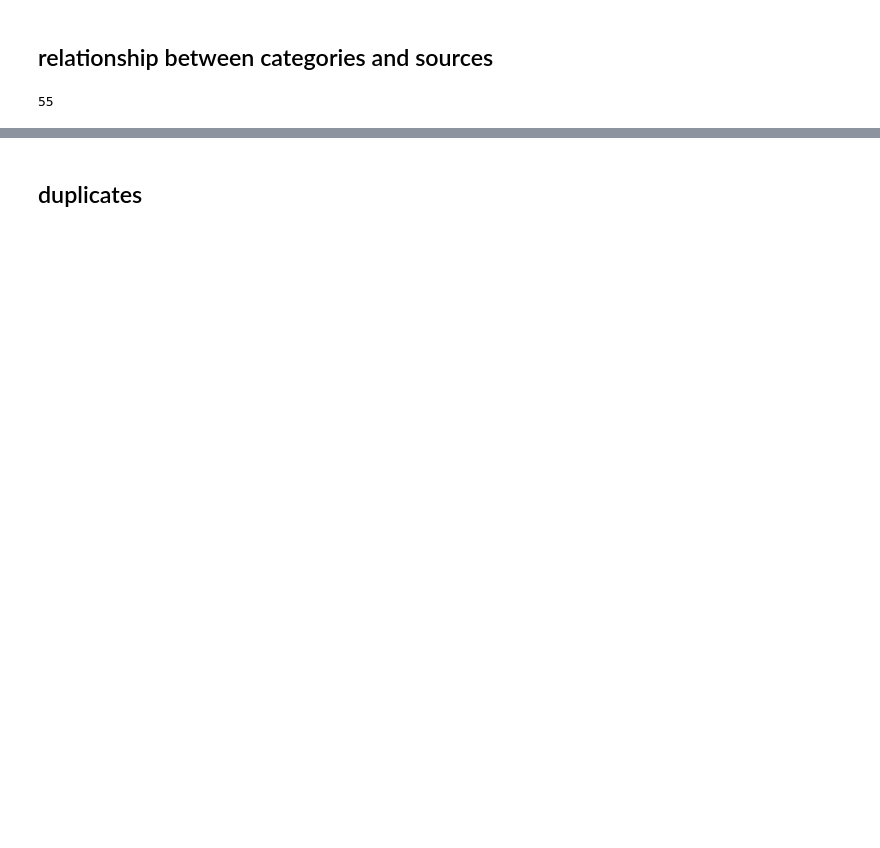
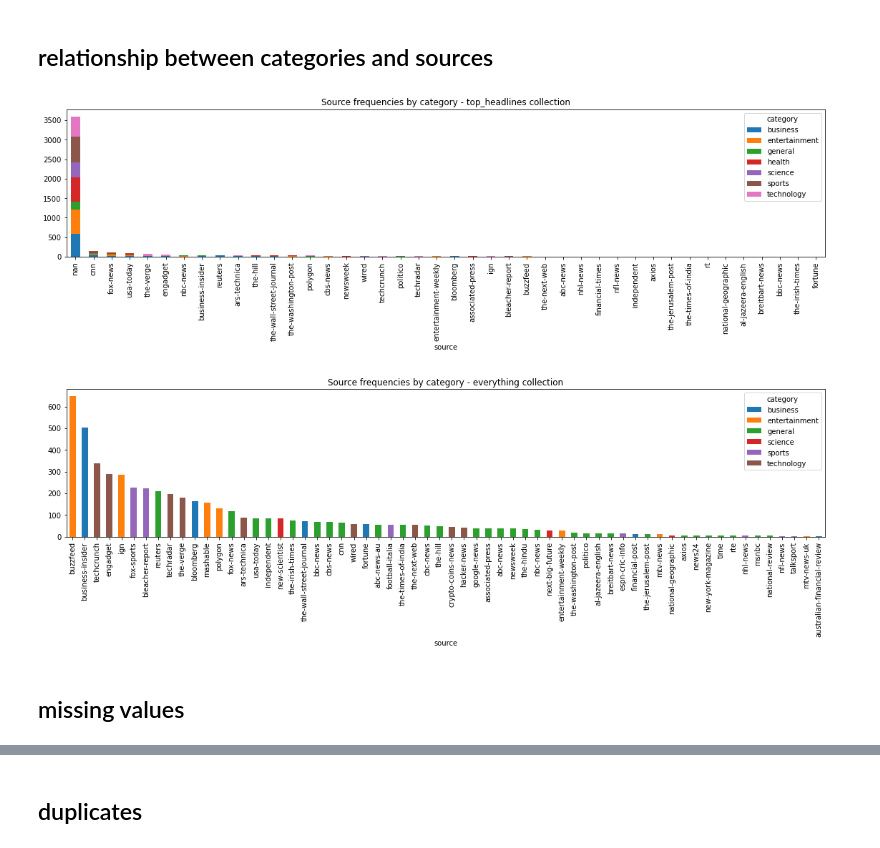
Before and after one commit to stuartgo/mapintel, a Jupyter notebook: notebooks/Mongodb_exploration.ipynb, the cells around one changed output, grey strips where cells are left out. Saved outputs shown, nothing was run; the diff lists cells and outputs as text; code cells hidden in the pictures; blank space fills up the shorter version.

```diff
--- a/notebooks/Mongodb_exploration.ipynb
+++ b/notebooks/Mongodb_exploration.ipynb
@@ -279,29 +283,45 @@ plt.show()
 # %%
 # use stacked bar chart
 pipeline = [
     {  # project source and category
         '$project': {
             '_id': 0,
             'source': 1,
             'category': 1
         }
     },
     {  # groups on source and gets number of documents for each source
         '$group': {
             '_id': {
                 'category': '$category',
                 'source': '$source'
             },
             'document_count': {'$sum': 1},
         }
     },
-#     {  # sort results in descending order by _id
-#         '$sort': {'_id': 1}
-#     }
+    {
+        '$project':{
+            '_id': 0,
+            'document_count': 1,
+            'category': '$_id.category',
+            'source': '$_id.source'
+        }
+    },
+    {  # sort results in descending order by _id
+        '$sort': {'category': 1}
+    }
 ]
 
-r = list(db.everything.aggregate(pipeline))
+fig, axes = plt.subplots(2, 1, figsize=(19, 11))
+for ax, col in zip(axes.flatten(), collection_list):
+    plt_data = pd.DataFrame(list(db[col].aggregate(pipeline))).pivot(index="source", columns="category", values="document_count")
+    plt_data["sum"] = plt_data.sum(axis=1)
+    plt_data.sort_values("sum", ascending=False).drop("sum", axis=1).plot(kind='bar', stacked=True, rot=90, ax=ax)
+    ax.set_title(f"Source frequencies by category - {col} collection")
+
+plt.subplots_adjust(hspace=0.9)
+plt.show()
+# %% [output]
+[figure, added]
-# %%
-len(r)
-# %% [output]
-55
+# %% [markdown]
+## missing values
```
Also changed, not shown: parts of 10 cells of this notebook, 8 other files.
